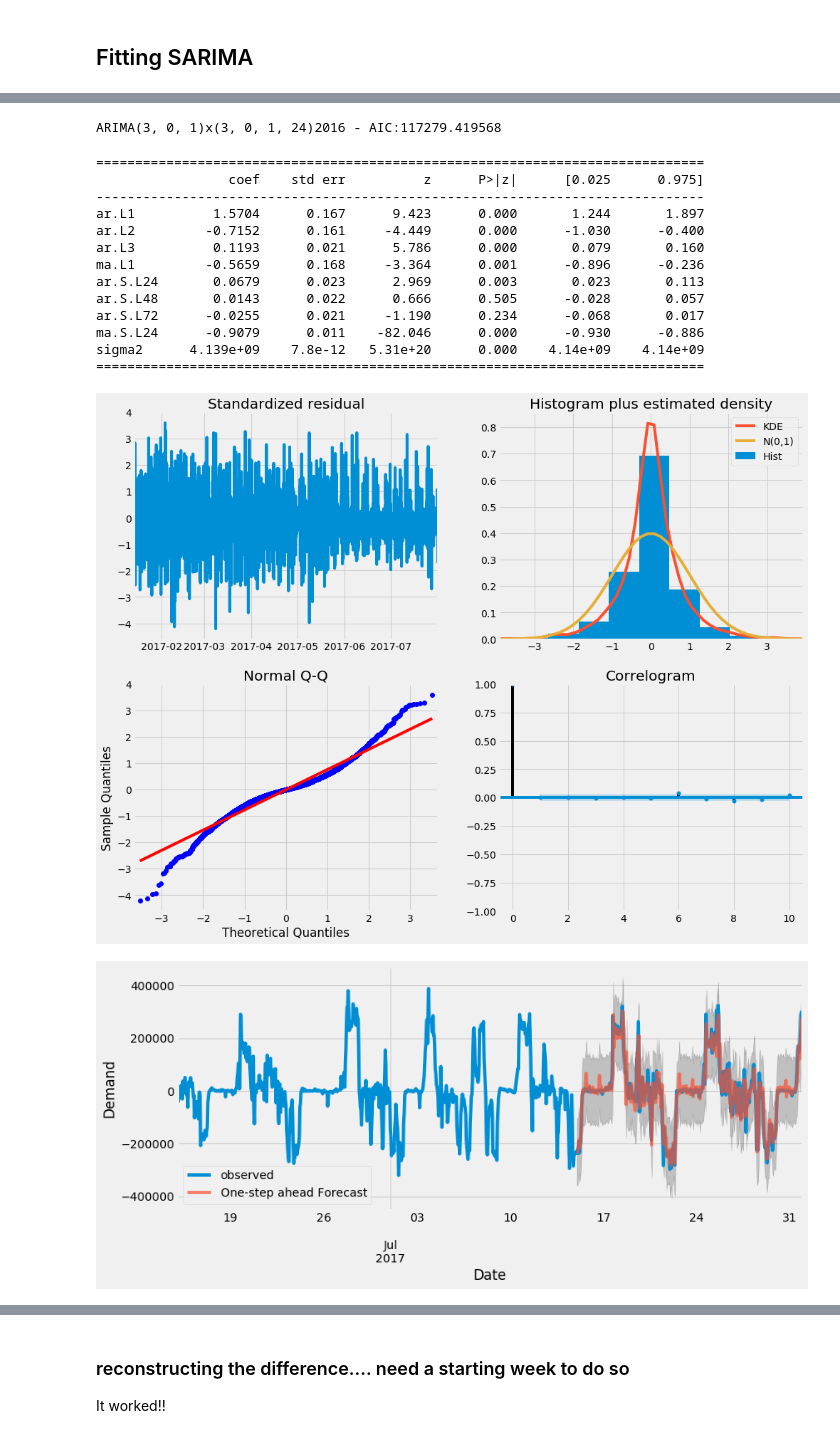
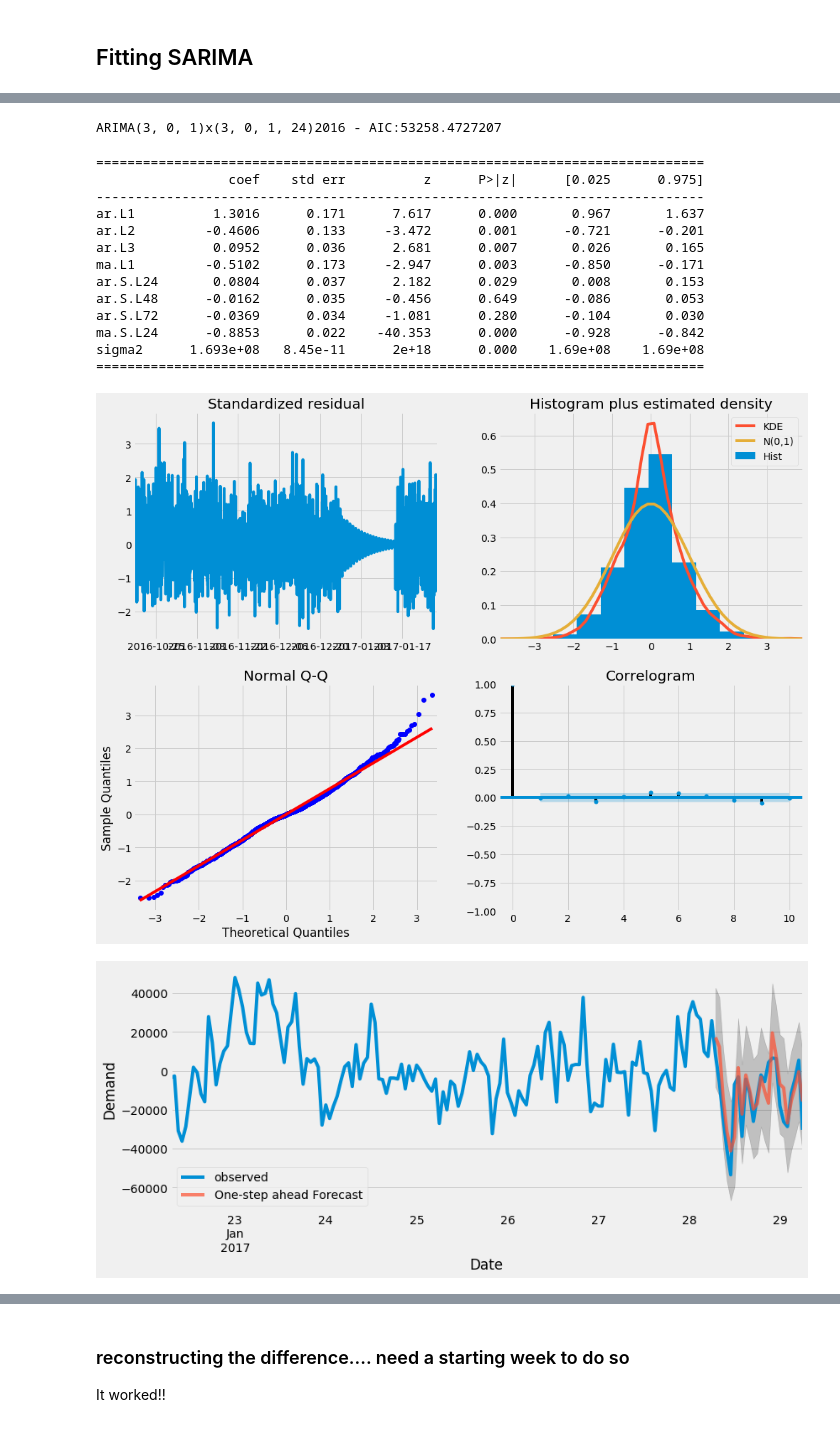
Before and after one commit to Rosina9700/dsi-capstone, a Jupyter notebook: development/prelim_sarima.ipynb, the cells around one changed output, grey strips where cells are left out. Drawn from its saved outputs; the diff is of its cells as text; code cells hidden in the pictures.

```diff
--- a/development/prelim_sarima.ipynb
+++ b/development/prelim_sarima.ipynb
@@ -8,7 +8,7 @@ import statsmodels.api as sm
 import matplotlib.pyplot as plt
 plt.style.use('fivethirtyeight')
 # %%
-project_name = 'project_5526'
+project_name = 'project_6d8c'
 filelocation='../../capstone_data/Azimuth/clean/{}_featurized.csv'.format(project_name)
 df = pd.read_csv(filelocation)
 df['t'] = pd.to_datetime(df['t'], format='%Y-%m-%d %H:%M:%S')
@@ -19,6 +19,6 @@ df['power_2'] = df['load_v2rms'] * df['load_i2rms']
 df['power_3'] = df['load_v3rms'] * df['laod_i3rms']
 df['power_all'] = df['power_1'] +df['power_2']+df['power_3']
 # %%
-df2 = df.loc['2017-01-10 00:00:00':]
-y = pd.DataFrame(df2['power_all'])
+# df2 = df.loc['2017-01-10 00:00:00':]
+y = pd.DataFrame(df['power_all'])
 # %%
@@ -112,46 +173,46 @@ mod = sm.tsa.statespace.SARIMAX(y_diff,order=params,seasonal_order=seasonal_para
 results = mod.fit()
 print('ARIMA{}x{}2016 - AIC:{}'.format(params, seasonal_params, results.aic))
 # %% [output]
-ARIMA(3, 0, 1)x(3, 0, 1, 24)2016 - AIC:117279.419568
+ARIMA(3, 0, 1)x(3, 0, 1, 24)2016 - AIC:53258.4727207
 # %%
 print(results.summary().tables[1])
 # %% [output]
 ==============================================================================
                  coef    std err          z      P>|z|      [0.025      0.975]
 ------------------------------------------------------------------------------
-ar.L1          1.5704      0.167      9.423      0.000       1.244       1.897
-ar.L2         -0.7152      0.161     -4.449      0.000      -1.030      -0.400
-ar.L3          0.1193      0.021      5.786      0.000       0.079       0.160
-ma.L1         -0.5659      0.168     -3.364      0.001      -0.896      -0.236
-ar.S.L24       0.0679      0.023      2.969      0.003       0.023       0.113
-ar.S.L48       0.0143      0.022      0.666      0.505      -0.028       0.057
-ar.S.L72      -0.0255      0.021     -1.190      0.234      -0.068       0.017
-ma.S.L24      -0.9079      0.011    -82.046      0.000      -0.930      -0.886
-sigma2      4.139e+09    7.8e-12   5.31e+20      0.000    4.14e+09    4.14e+09
+ar.L1          1.3016      0.171      7.617      0.000       0.967       1.637
+ar.L2         -0.4606      0.133     -3.472      0.001      -0.721      -0.201
+ar.L3          0.0952      0.036      2.681      0.007       0.026       0.165
+ma.L1         -0.5102      0.173     -2.947      0.003      -0.850      -0.171
+ar.S.L24       0.0804      0.037      2.182      0.029       0.008       0.153
+ar.S.L48      -0.0162      0.035     -0.456      0.649      -0.086       0.053
+ar.S.L72      -0.0369      0.034     -1.081      0.280      -0.104       0.030
+ma.S.L24      -0.8853      0.022    -40.353      0.000      -0.928      -0.842
+sigma2      1.693e+08   8.45e-11      2e+18      0.000    1.69e+08    1.69e+08
 ==============================================================================
 # %%
 results.plot_diagnostics(figsize=(15, 12))
 plt.show()
 # %% [output]
-[figure, old version]
+[figure, new version]
 # %%
-pred = results.get_prediction(start=pd.to_datetime('2017-07-15'), dynamic=False)
+pred = results.get_prediction(start=y_diff[-24:].index[0], dynamic=False)
 pred_ci = pred.conf_int()
 # %%
 
-ax = y_diff['2017-06-15 00:00:00':].plot(label='observed')
+ax = y_diff[-168:].plot(label='observed')
 pred.predicted_mean.plot(ax=ax, label='One-step ahead Forecast', alpha=.7, figsize=(12,5))
 
 ax.fill_between(pred_ci.index,
                 pred_ci.iloc[:, 0],
                 pred_ci.iloc[:, 1], color='k', alpha=.2)
 
 ax.set_xlabel('Date')
 ax.set_ylabel('Demand')
 plt.legend()
 
 plt.show()
 # %% [output]
-[figure, old version]
+[figure, new version]
 # %%
 y_forecasted = pred.predicted_mean
```
Also changed, not shown: parts of 23 cells of this notebook, 4 other files.
